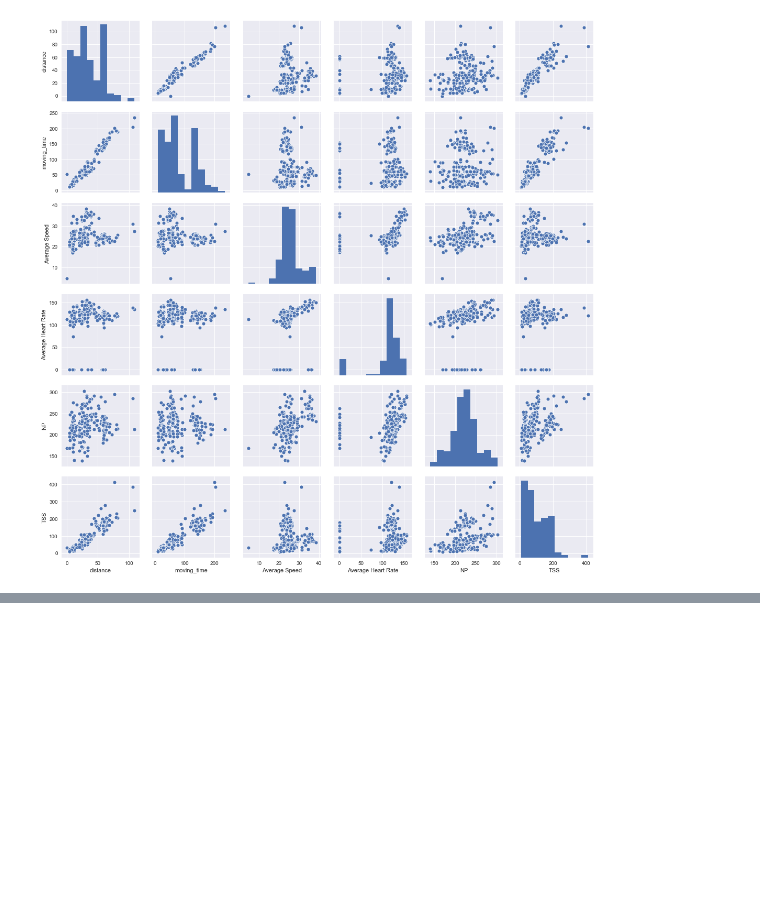
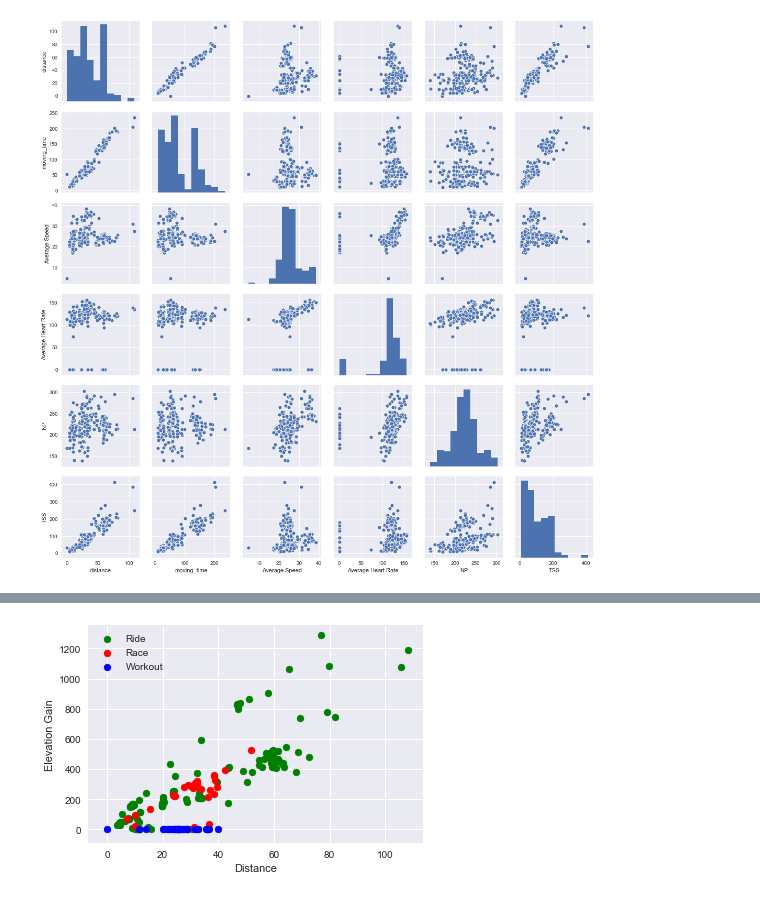
Before and after one commit to shubhamrana2374/Portfolio, a Jupyter notebook: Portfolio 1.ipynb, the cells around one changed output, grey strips where cells are left out. Cells and saved outputs as stored; diff of their text form; code cells hidden in the pictures; blank space fills up the shorter version.

```diff
--- a/Portfolio 1.ipynb
+++ b/Portfolio 1.ipynb
@@ -210,0 +214,14 @@ sc6 = result5.plot.scatter(x='distance',y='moving_time',c='black')
+# %%
+wride=result2[(result2['workout_type']=='Ride')]
+wrace=result2[(result2['workout_type']=='Race')]
+wworkout=result2[(result2['workout_type']=='Workout')]
+
+plt.scatter(wride["distance"],wride["Elevation Gain"],color='green', label="Ride")
+plt.scatter(wrace["distance"],wrace["Elevation Gain"],color='red', label="Race")
+plt.scatter(wworkout["distance"],wworkout["Elevation Gain"],color='blue',label="Workout")
+plt.xlabel("Distance")
+plt.ylabel("Elevation Gain")
+plt.legend()
+plt.show()
+# %% [output]
+[figure, added]
```
Also changed, not shown: parts of 26 cells of this notebook, 1 other file.
